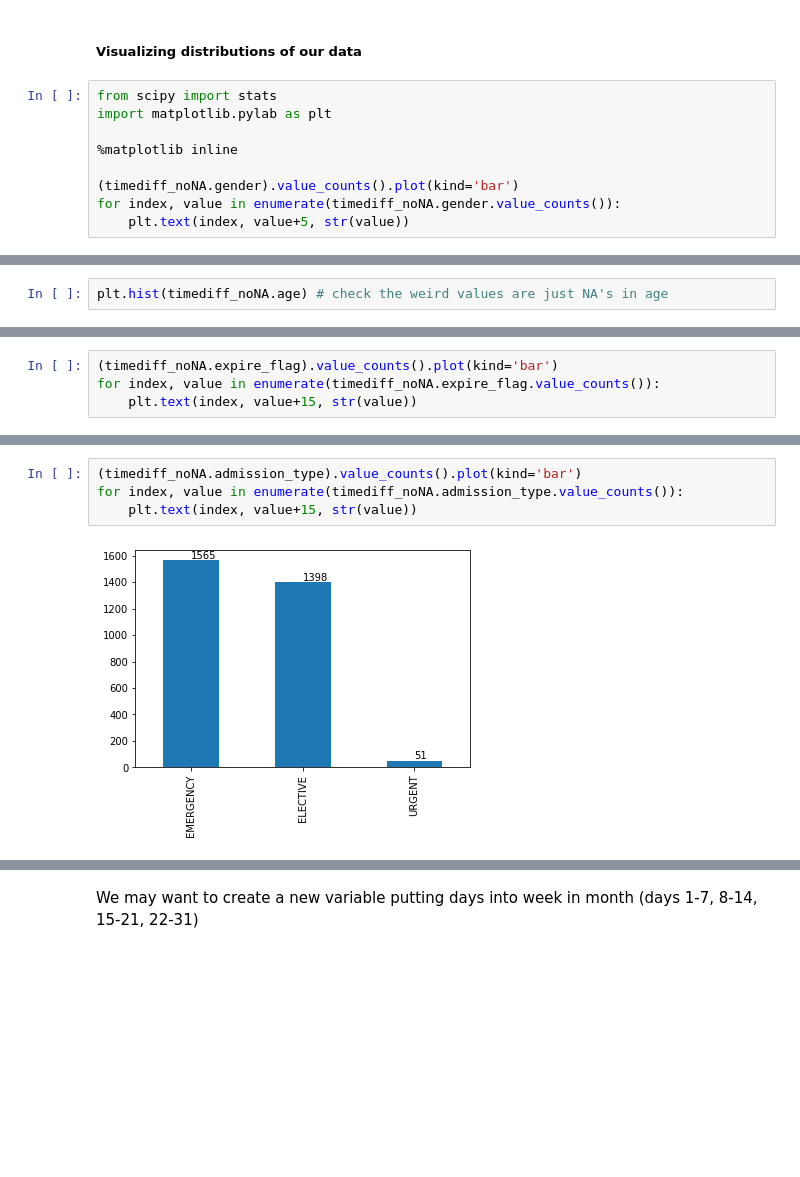
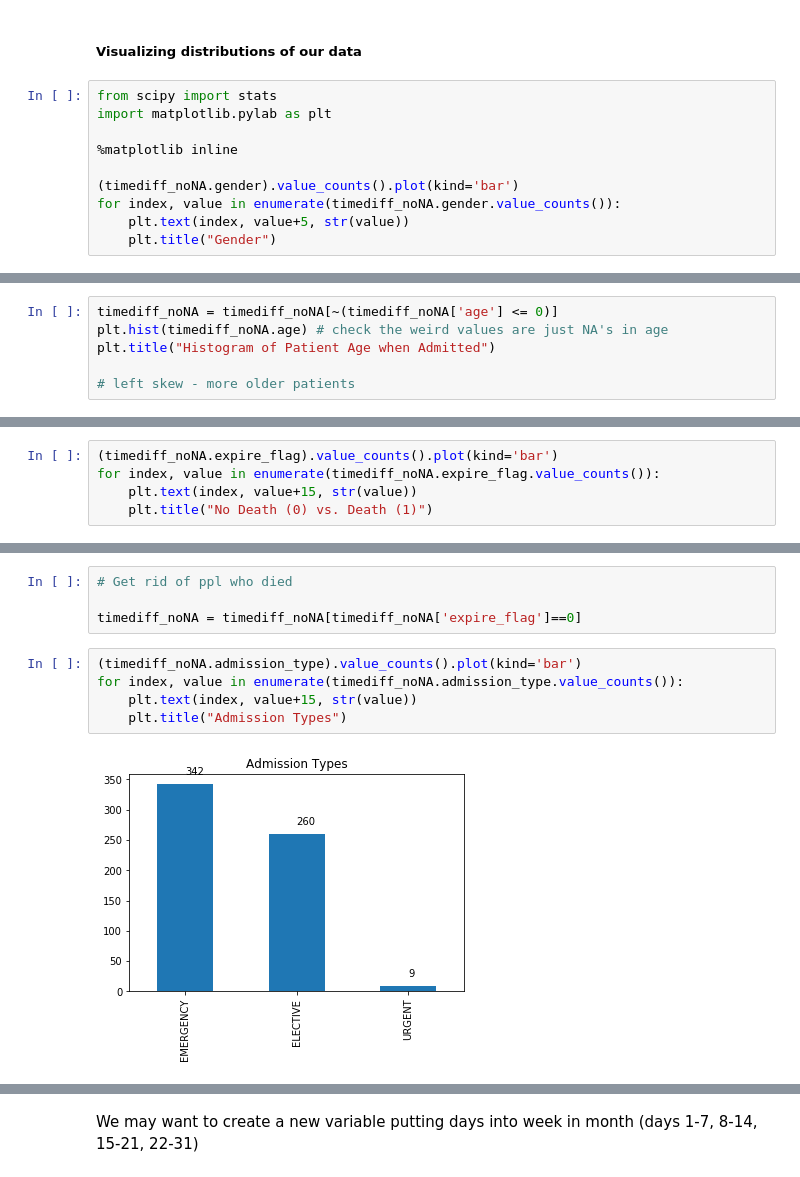
Before and after one commit to derek-y-lee/uclabiostat-thesis, a Jupyter notebook: predict_waitingtime_mimic.ipynb, the cells around one changed output, grey strips where cells are left out. Drawn from its saved outputs; the diff is of its cells as text; blank space fills up the shorter version.

```diff
--- a/predict_waitingtime_mimic.ipynb
+++ b/predict_waitingtime_mimic.ipynb
@@ -785,4 +727,5 @@ import matplotlib.pylab as plt
 (timediff_noNA.gender).value_counts().plot(kind='bar')
 for index, value in enumerate(timediff_noNA.gender.value_counts()):
     plt.text(index, value+5, str(value))
+    plt.title("Gender")
 # %% [output]
@@ -790,3 +733,7 @@ for index, value in enumerate(timediff_noNA.gender.value_counts()):
 # %%
+timediff_noNA = timediff_noNA[~(timediff_noNA['age'] <= 0)]
 plt.hist(timediff_noNA.age) # check the weird values are just NA's in age
+plt.title("Histogram of Patient Age when Admitted")
+
+# left skew - more older patients
 # %% [output]
@@ -799,4 +743,5 @@ plt.hist(timediff_noNA.age) # check the weird values are just NA's in age
 (timediff_noNA.expire_flag).value_counts().plot(kind='bar')
 for index, value in enumerate(timediff_noNA.expire_flag.value_counts()):
     plt.text(index, value+15, str(value))
+    plt.title("No Death (0) vs. Death (1)")
 # %% [output]
@@ -804,9 +749,14 @@ for index, value in enumerate(timediff_noNA.expire_flag.value_counts()):
+# %%
+# Get rid of ppl who died
+
+timediff_noNA = timediff_noNA[timediff_noNA['expire_flag']==0]
 # %%
 (timediff_noNA.admission_type).value_counts().plot(kind='bar')
 for index, value in enumerate(timediff_noNA.admission_type.value_counts()):
     plt.text(index, value+15, str(value))
+    plt.title("Admission Types")
 # %% [output]
-[figure, old version]
+[figure, new version]
 # %%
 (timediff_noNA.admission_location).value_counts().plot(kind='bar')
 for index, value in enumerate(timediff_noNA.admission_location.value_counts()):
```
Also changed, not shown: parts of 157 cells of this notebook.
